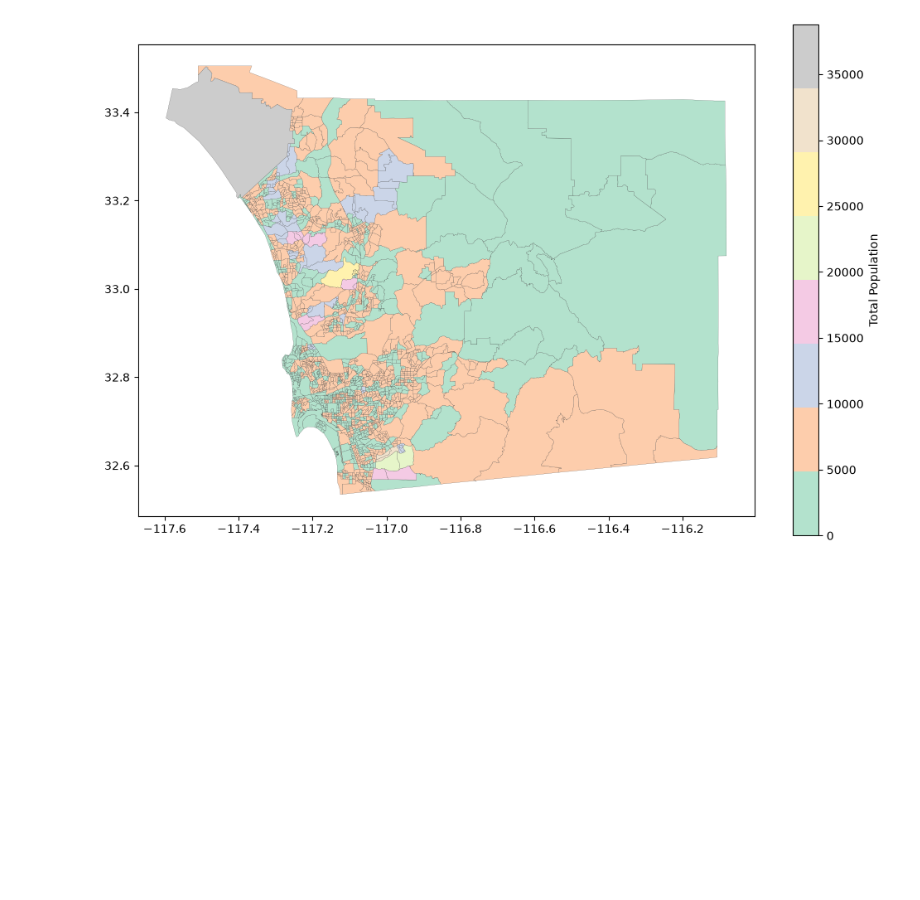
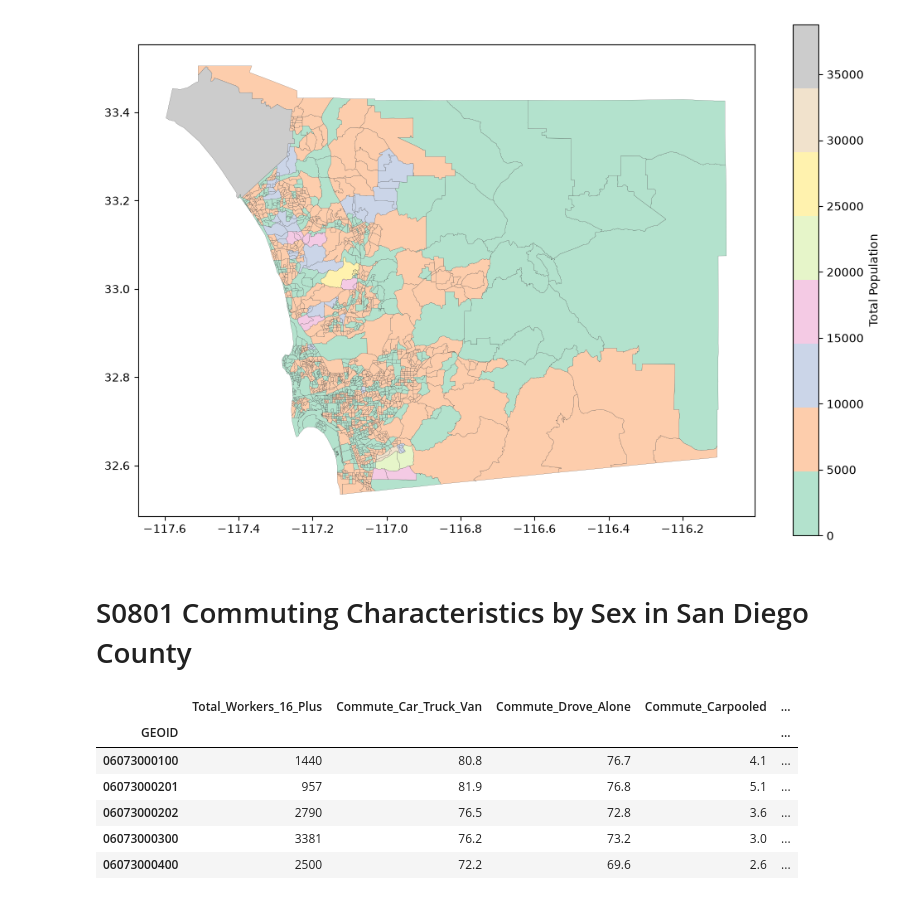
Before and after one commit to symptom-of-indigo/esm-grad-portfolio, a Jupyter notebook: sanDiego.ipynb, the cells around one changed output. Saved outputs shown, nothing was run; the diff lists cells and outputs as text; code cells hidden in the pictures; blank space fills up the shorter version.

```diff
--- a/sanDiego.ipynb
+++ b/sanDiego.ipynb
@@ -578,3 +578,40 @@ sd_demographics.plot(
 # %% [output]
 <Axes: >
 [figure]
+# %% [markdown]
+# S0801 Commuting Characteristics by Sex in San Diego County
+# %%
+columns_to_keep_S0801 = {
+    'GEO_ID': 'GEOID',
+
+    # primary commuting population
+    'S0801_C01_001E': 'Total_Workers_16_Plus',
+    'S0801_C01_002E': 'Commute_Car_Truck_Van',
+    'S0801_C01_003E': 'Commute_Drove_Alone',
+    'S0801_C01_004E': 'Commute_Carpooled',
+    'S0801_C01_009E': 'Commute_Public_Transit',
+    'S0801_C01_010E': 'Commute_Walked',
+    'S0801_C01_011E': 'Commute_Bicycle',
+    'S0801_C01_013E': 'Commute_Worked_From_Home',
+    'S0801_C01_046E': 'Mean_Travel_Time_Minutes',
+    'S0801_C01_047E': 'Total_Workers_In_Households',
+    'S0801_C01_048E': 'No_Vehicle_Available',
+    'S0801_C01_049E': 'One_Vehicle_Available'
+}
+
+df_S0801 = pd.read_csv(inputdir / 'S0801/ACSST5Y2019.S0801-Data.csv', skiprows=[1], usecols=columns_to_keep_S0801.keys())
+
+df_S0801 = df_S0801.rename(columns=columns_to_keep_S0801)
+
+df_S0801['GEOID'] = df_S0801['GEOID'].str.split('US').str[1]
+df_S0801 = df_S0801.set_index('GEOID')
+
+df_S0801.head()
+# %% [output]
+|  | Total_Workers_16_Plus | Commute_Car_Truck_Van | Commute_Drove_Alone | Commute_Carpooled | ... |
+| GEOID |  |  |  |  | ... |
+| 06073000100 | 1440 | 80.8 | 76.7 | 4.1 | ... |
+| 06073000201 | 957 | 81.9 | 76.8 | 5.1 | ... |
+| 06073000202 | 2790 | 76.5 | 72.8 | 3.6 | ... |
+| 06073000300 | 3381 | 76.2 | 73.2 | 3.0 | ... |
+| 06073000400 | 2500 | 72.2 | 69.6 | 2.6 | ... |
```
Also changed, not shown: parts of 1 cell of this notebook.
